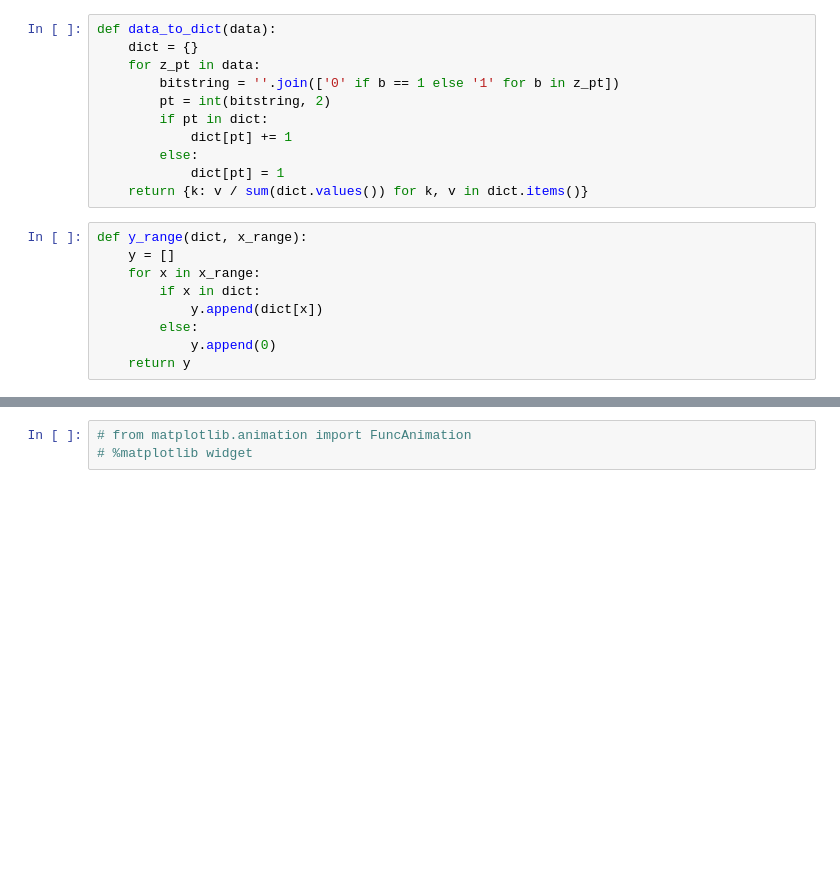
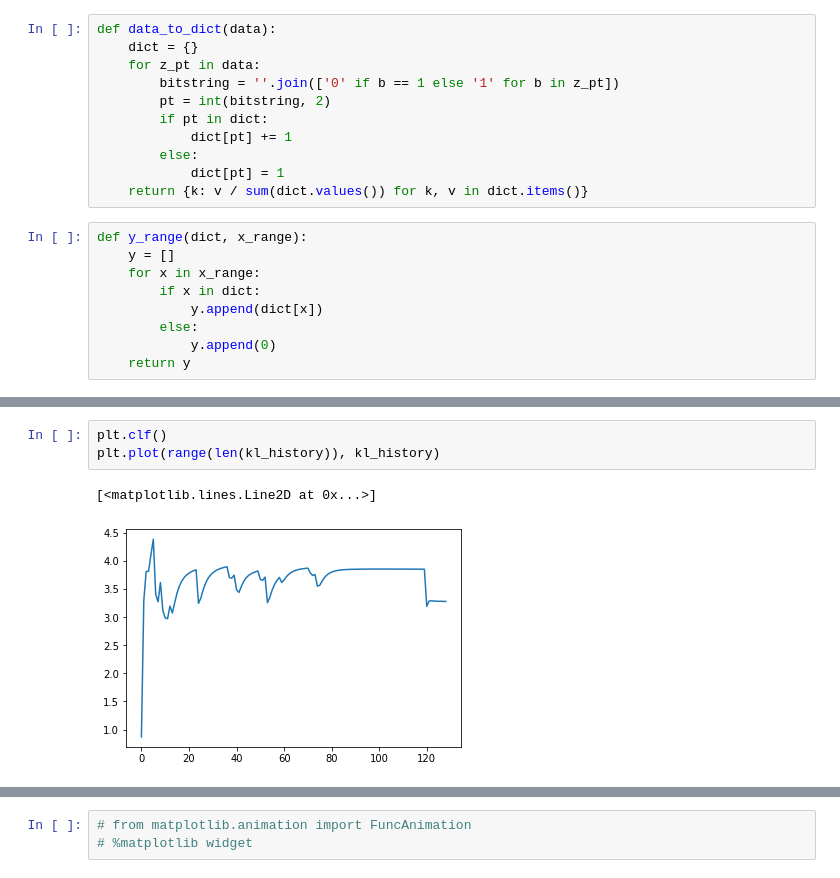
Before and after one commit to jviszlai/Bayesian-inference-coresets, a Jupyter notebook: pamc_qbm_tests.ipynb, the cells around one changed output, grey strips where cells are left out. Cells and saved outputs as stored; diff of their text form; blank space fills up the shorter version.

```diff
--- a/pamc_qbm_tests.ipynb
+++ b/pamc_qbm_tests.ipynb
@@ -129,0 +134,6 @@ plt.show()
+# %%
+plt.clf()
+plt.plot(range(len(kl_history)), kl_history)
+# %% [output]
+[<matplotlib.lines.Line2D at 0x...>]
+[figure, added]
```
Also changed, not shown: parts of 14 cells of this notebook, 6 other files.
